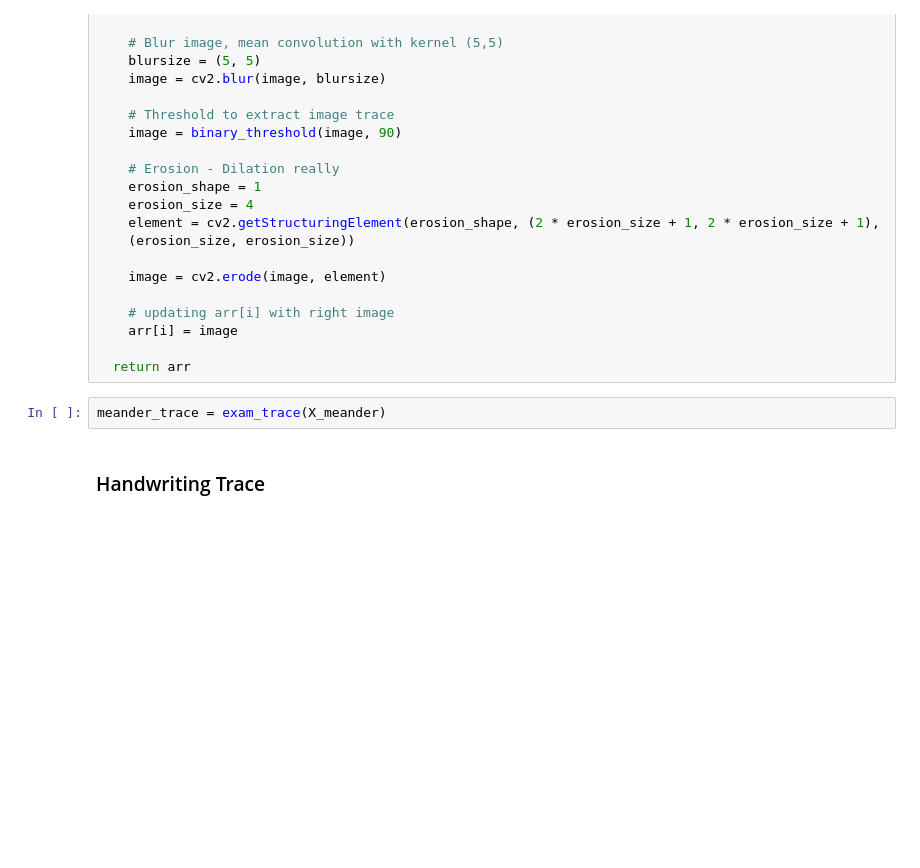
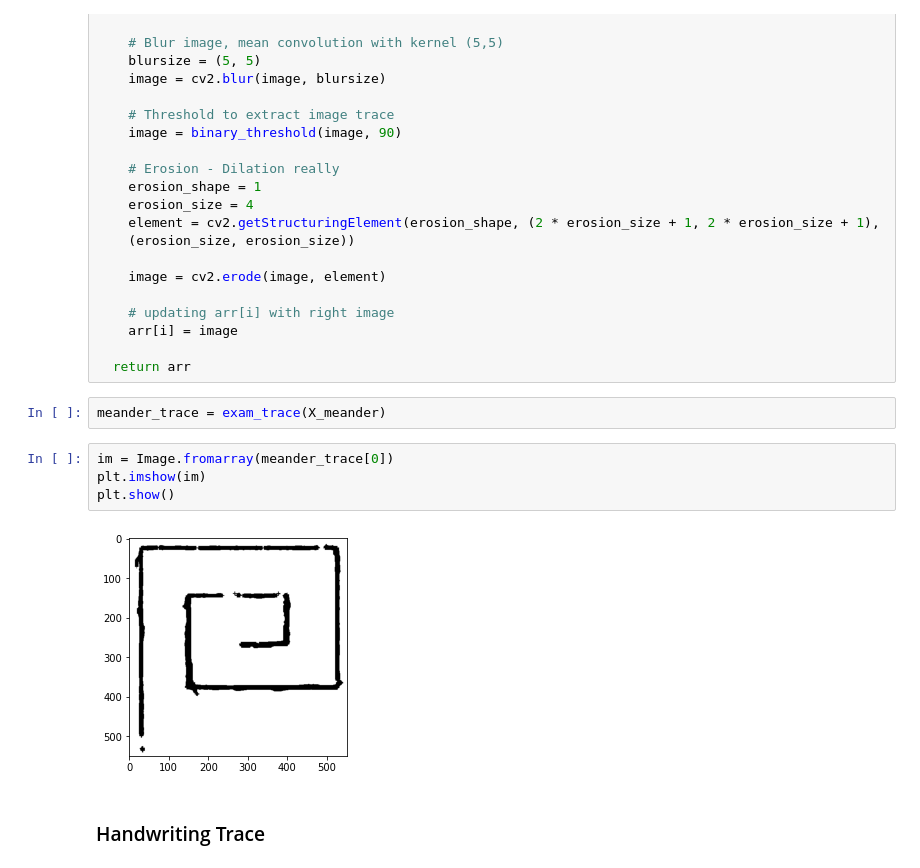
Before and after one commit to PDNow-Research/PDNow, a Jupyter notebook: HandPD/NeuralNets/CNN_Tensorflow.ipynb, the cells around one changed output. Saved outputs shown, nothing was run; the diff lists cells and outputs as text; blank space fills up the shorter version.

```diff
--- a/HandPD/NeuralNets/CNN_Tensorflow.ipynb
+++ b/HandPD/NeuralNets/CNN_Tensorflow.ipynb
@@ -110,6 +110,12 @@ def exam_trace(input_arr): # arr: list of 3D images, which are numpy arrays
   return arr
 # %%
 meander_trace = exam_trace(X_meander)
+# %%
+im = Image.fromarray(meander_trace[0])
+plt.imshow(im)
+plt.show()
+# %% [output]
+[figure, added]
 # %% [markdown]
 ### Handwriting Trace
 # %%
```
Also changed, not shown: parts of 64 cells of this notebook.
